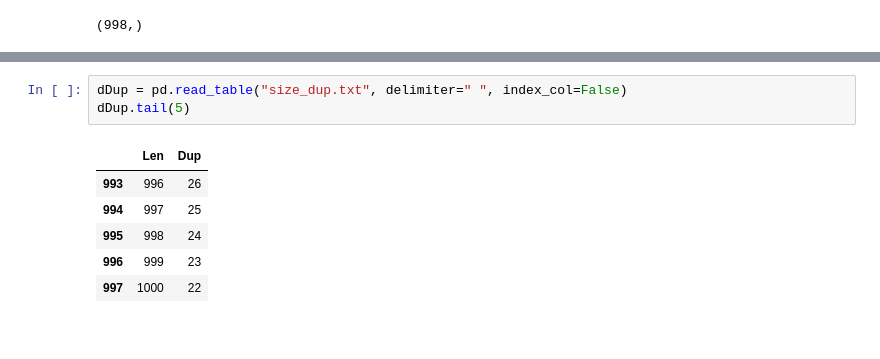
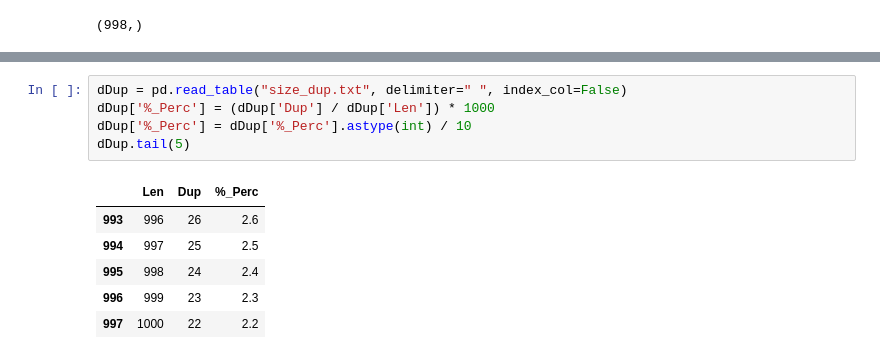
Before and after one commit to vbekasov/cpp, a Jupyter notebook: dup_anal.ipynb, the cells around one changed output, grey strips where cells are left out. Saved outputs shown, nothing was run; the diff lists cells and outputs as text.

```diff
--- a/dup_anal.ipynb
+++ b/dup_anal.ipynb
@@ -45,10 +60,12 @@ del(t)
 # %%
 dDup = pd.read_table("size_dup.txt", delimiter=" ", index_col=False)
+dDup['%_Perc'] = (dDup['Dup'] / dDup['Len']) * 1000
+dDup['%_Perc'] = dDup['%_Perc'].astype(int) / 10
 dDup.tail(5)
 # %% [output]
-|  | Len | Dup |
-| 993 | 996 | 26 |
-| 994 | 997 | 25 |
-| 995 | 998 | 24 |
-| 996 | 999 | 23 |
-| 997 | 1000 | 22 |
+|  | Len | Dup | %_Perc |
+| 993 | 996 | 26 | 2.6 |
+| 994 | 997 | 25 | 2.5 |
+| 995 | 998 | 24 | 2.4 |
+| 996 | 999 | 23 | 2.3 |
+| 997 | 1000 | 22 | 2.2 |
```
Also changed, not shown: parts of 7 cells of this notebook, 2 other files.
